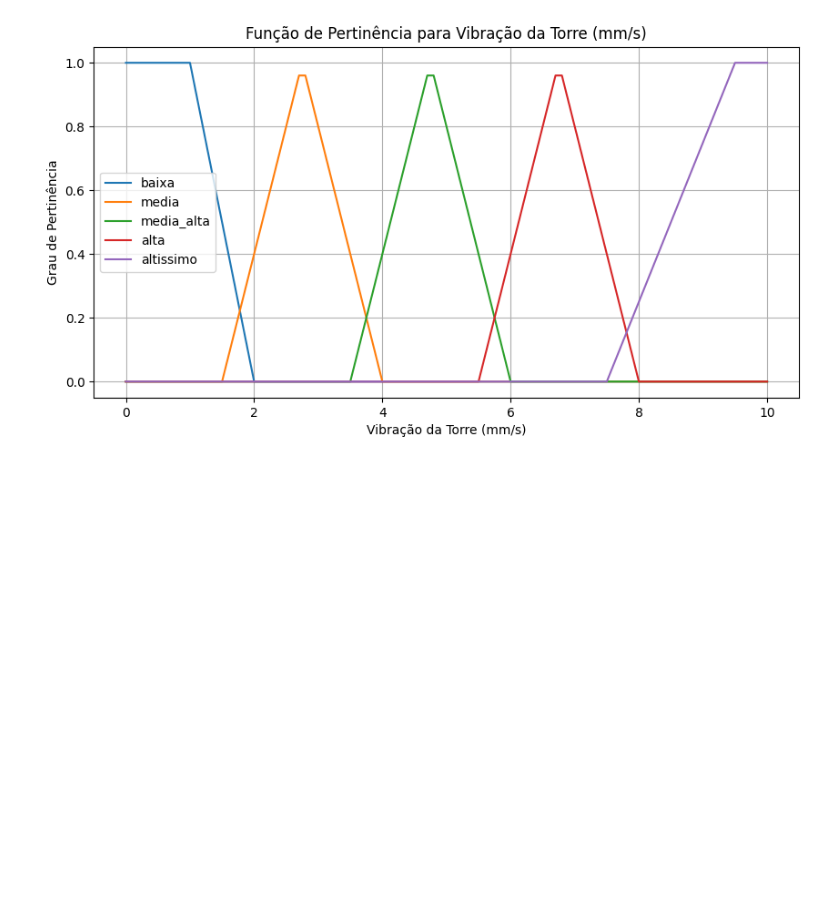
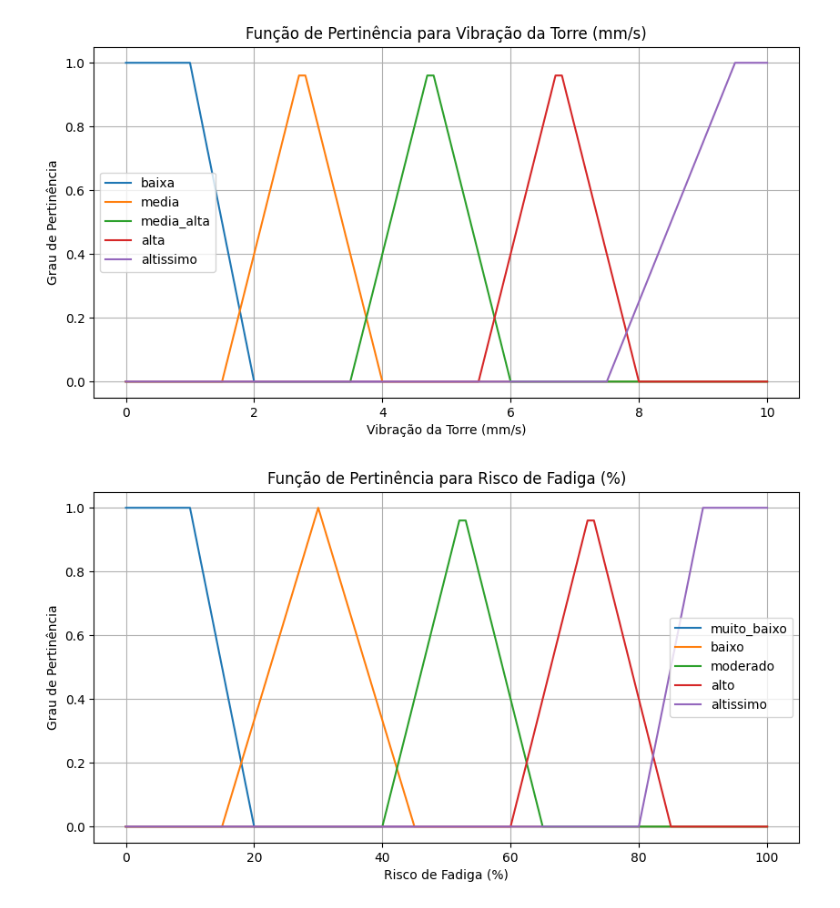
Before and after one commit to matheusssilva991/Mestrado, a Jupyter notebook: fuzzy/trabalho_1/src/main.ipynb, the cells around one changed output. Cells and saved outputs as stored; diff of their text form; code cells hidden in the pictures; blank space fills up the shorter version.

```diff
--- a/fuzzy/trabalho_1/src/main.ipynb
+++ b/fuzzy/trabalho_1/src/main.ipynb
@@ -22,7 +44,8 @@ coletas_df.head()
 universos_discurso = {
     'velocidade_vento': np.arange(0, 35.1, 0.1),          # de 0 a 35 m/s
     'umidade_relativa': np.arange(0, 101, 1),           # de 0 a 100%
-    'vibracao_torre': np.arange(0, 10.1, 0.1)             # de 0 a 10 mm/s
+    'vibracao_torre': np.arange(0, 10.1, 0.1),             # de 0 a 10 mm/s
+    'risco_fadiga': np.arange(0, 101, 1)             # de 0 a 100 (escala de risco)
 }
 
 print("Universos de discurso:")
@@ -76,2 +99,15 @@ plot_conjuntos_fuzzy(universos_discurso['vibracao_torre'], 'Vibração da Torre
 # %% [output]
 [figure]
+# %%
+conjuntos_risco_fadiga = gerar_conjuntos_fuzzy_risco_fadiga(
+    universos_discurso['risco_fadiga']
+)
+
+plot_conjuntos_fuzzy(
+    universos_discurso['risco_fadiga'],
+    'Risco de Fadiga (%)',
+    conjuntos_risco_fadiga,
+    xlabel='Risco de Fadiga (%)',
+)
+# %% [output]
+[figure, added]
```
Also changed, not shown: parts of 24 cells of this notebook, 25 other files.
